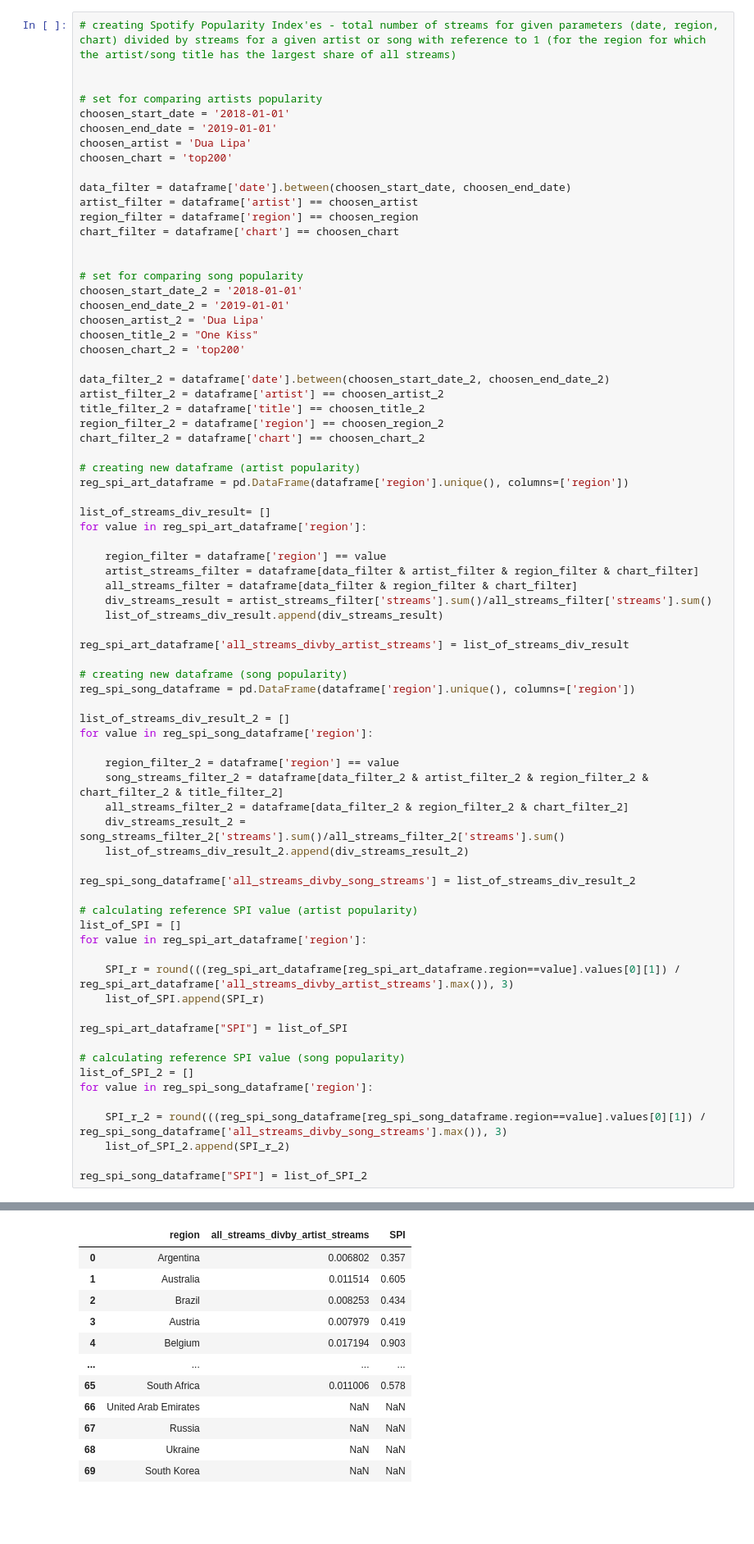
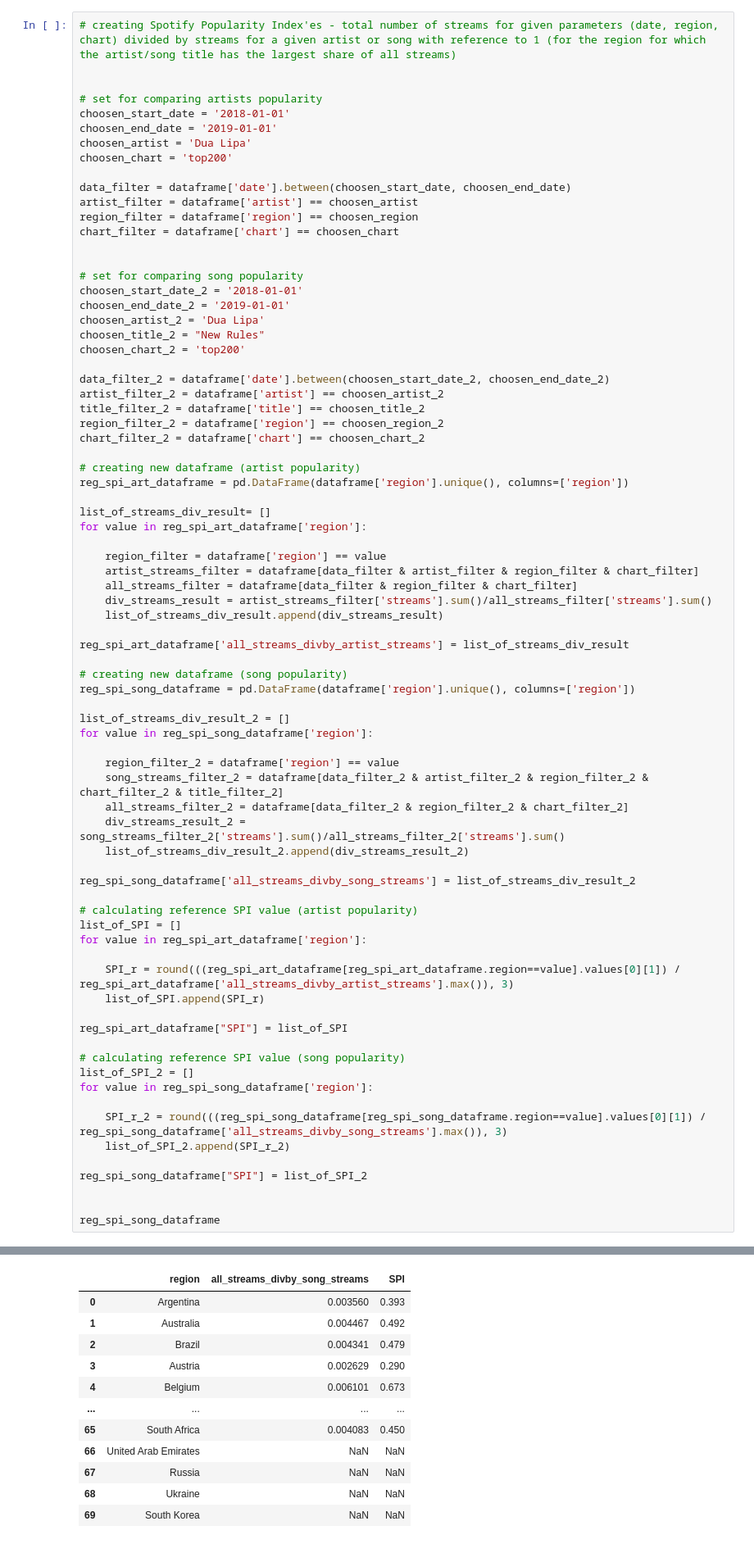
Before and after one commit to dbyl/spotify_data_visualization, a Jupyter notebook: spotify_data_analysis.ipynb, the cells around one changed output, grey strips where cells are left out. Shown at 82% size. Cells and saved outputs as stored; diff of their text form; blank space fills up the shorter version.

```diff
--- a/spotify_data_analysis.ipynb
+++ b/spotify_data_analysis.ipynb
@@ -504,7 +504,7 @@ chart_filter = dataframe['chart'] == choosen_chart
 choosen_start_date_2 = '2018-01-01'
 choosen_end_date_2 = '2019-01-01'
 choosen_artist_2 = 'Dua Lipa'
-choosen_title_2 = "One Kiss"
+choosen_title_2 = "New Rules"
 choosen_chart_2 = 'top200'
 
 data_filter_2 = dataframe['date'].between(choosen_start_date_2, choosen_end_date_2)
@@ -558,6 +558,9 @@ for value in reg_spi_song_dataframe['region']:
     list_of_SPI_2.append(SPI_r_2)
 
 reg_spi_song_dataframe["SPI"] = list_of_SPI_2
+
+
+reg_spi_song_dataframe
 # %% [output]
 invalid value encountered in long_scalars
 
@@ -569,11 +569,11 @@ invalid value encountered in double_scalars
-|  | region | all_streams_divby_artist_streams | SPI |
-| 0 | Argentina | 0.006802 | 0.357 |
-| 1 | Australia | 0.011514 | 0.605 |
-| 2 | Brazil | 0.008253 | 0.434 |
-| 3 | Austria | 0.007979 | 0.419 |
-| 4 | Belgium | 0.017194 | 0.903 |
+|  | region | all_streams_divby_song_streams | SPI |
+| 0 | Argentina | 0.003560 | 0.393 |
+| 1 | Australia | 0.004467 | 0.492 |
+| 2 | Brazil | 0.004341 | 0.479 |
+| 3 | Austria | 0.002629 | 0.290 |
+| 4 | Belgium | 0.006101 | 0.673 |
 | ... | ... | ... | ... |
-| 65 | South Africa | 0.011006 | 0.578 |
+| 65 | South Africa | 0.004083 | 0.450 |
 | 66 | United Arab Emirates | NaN | NaN |
 | 67 | Russia | NaN | NaN |
 | 68 | Ukraine | NaN | NaN |
```
Also changed, not shown: parts of 4 cells of this notebook.
